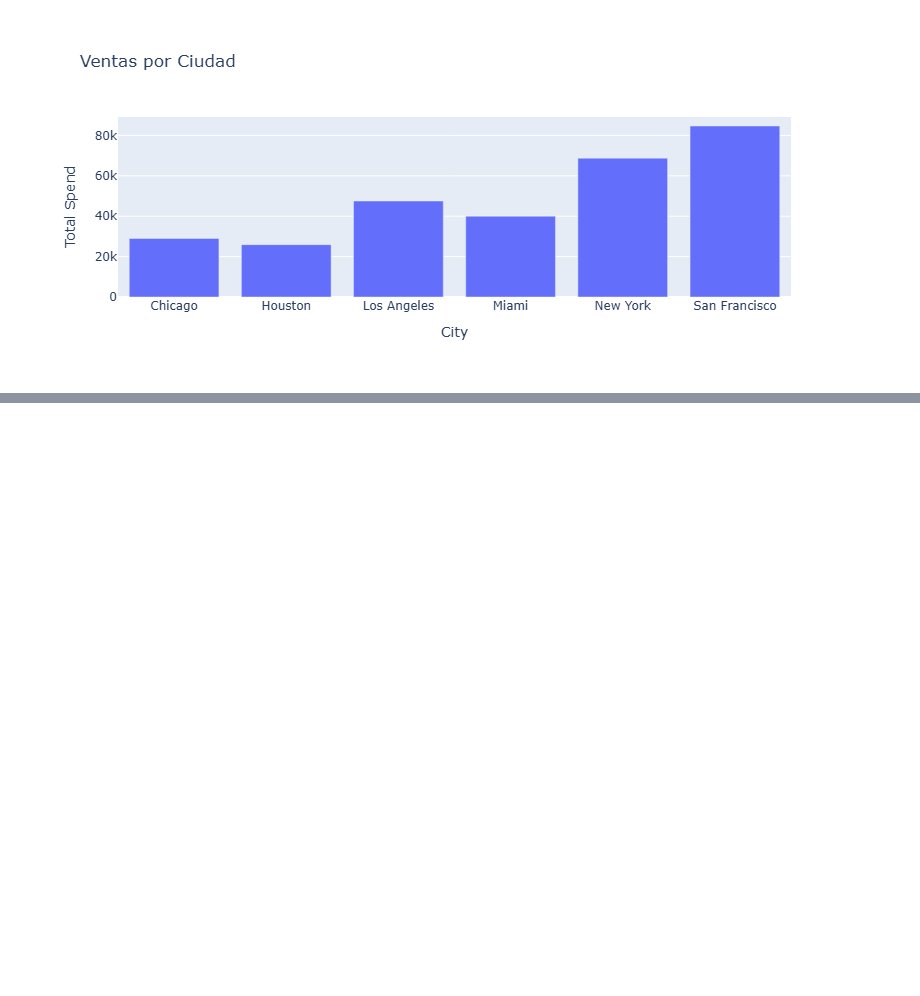
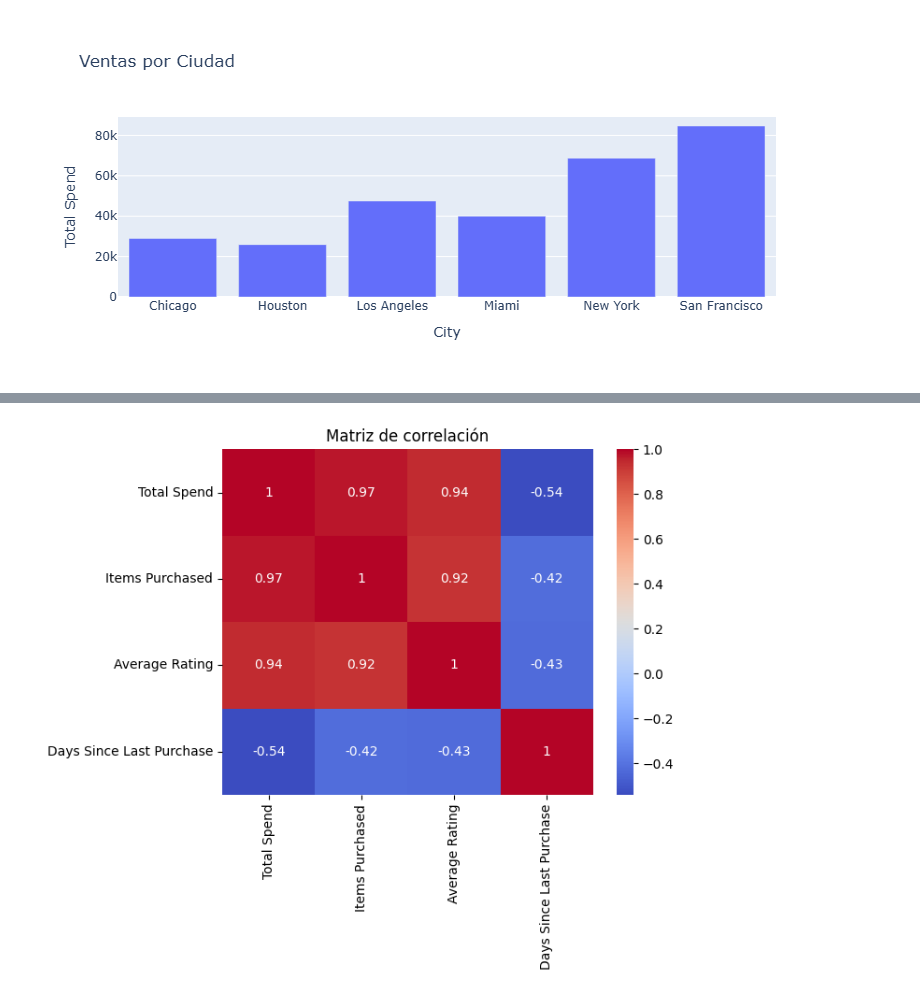
Before and after one commit to Fabianoc10/customer_behavior_analysis, a Jupyter notebook: notebooks/EDA_Customer_Behavior.ipynb, the cells around one changed output, grey strips where cells are left out. Cells and saved outputs as stored; diff of their text form; code cells hidden in the pictures; blank space fills up the shorter version.

```diff
--- a/notebooks/EDA_Customer_Behavior.ipynb
+++ b/notebooks/EDA_Customer_Behavior.ipynb
@@ -136,0 +138,9 @@ rfm['Segment'] = kmeans.fit_predict(rfm_scaled)
+# %%
+import numpy as np
+
+corr = df[['Total Spend','Items Purchased','Average Rating','Days Since Last Purchase']].corr()
+sns.heatmap(corr, annot=True, cmap='coolwarm')
+plt.title("Matriz de correlación")
+plt.show()
+# %% [output]
+[figure, added]
```
Also changed, not shown: parts of 6 cells of this notebook, 1 other file.
